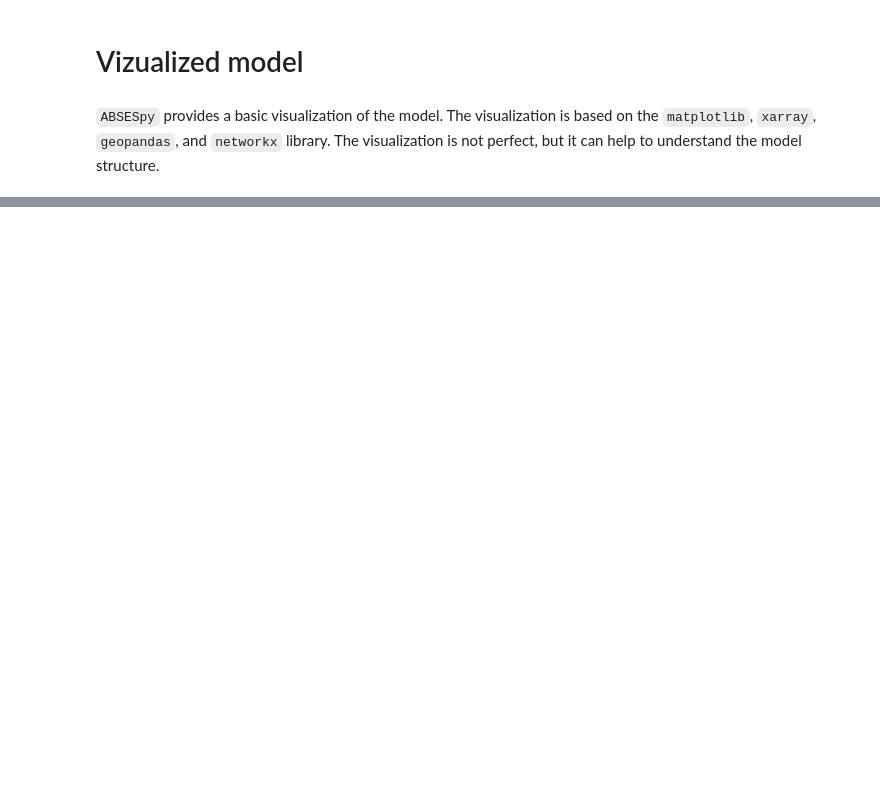
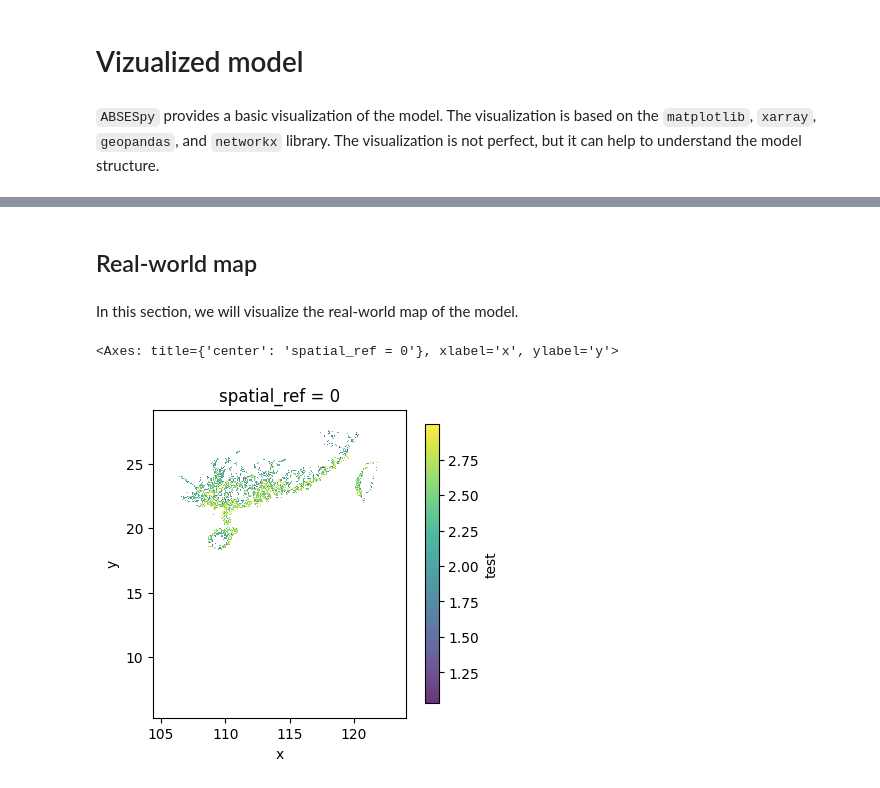
Before and after one commit to SongshGeoLab/ABSESpy, a Jupyter notebook: docs/tutorial/advanced/viz_model.ipynb, the cells around one changed output, grey strips where cells are left out. Cells and saved outputs as stored; diff of their text form; code cells hidden in the pictures; blank space fills up the shorter version.

```diff
--- a/docs/tutorial/advanced/viz_model.ipynb
+++ b/docs/tutorial/advanced/viz_model.ipynb
@@ -43,0 +50,19 @@ module.plot.show()
+# %% [markdown]
+## Real-world map
+# %% [markdown]
+In this section, we will visualize the real-world map of the model.
+# %%
+from abses import MainModel
+
+sc = MainModel()
+cropland = sc.nature.create_module(
+    "from_file",
+    raster_file="data/farmland.tif",
+    apply_raster=True,
+    name="cropland",
+    attr_name="test",
+)
+cropland.plot.show("test")
+# %% [output]
+<Axes: title={'center': 'spatial_ref = 0'}, xlabel='x', ylabel='y'>
+[figure, added]
```
Also changed, not shown: parts of 5 cells of this notebook, 6 other files.
